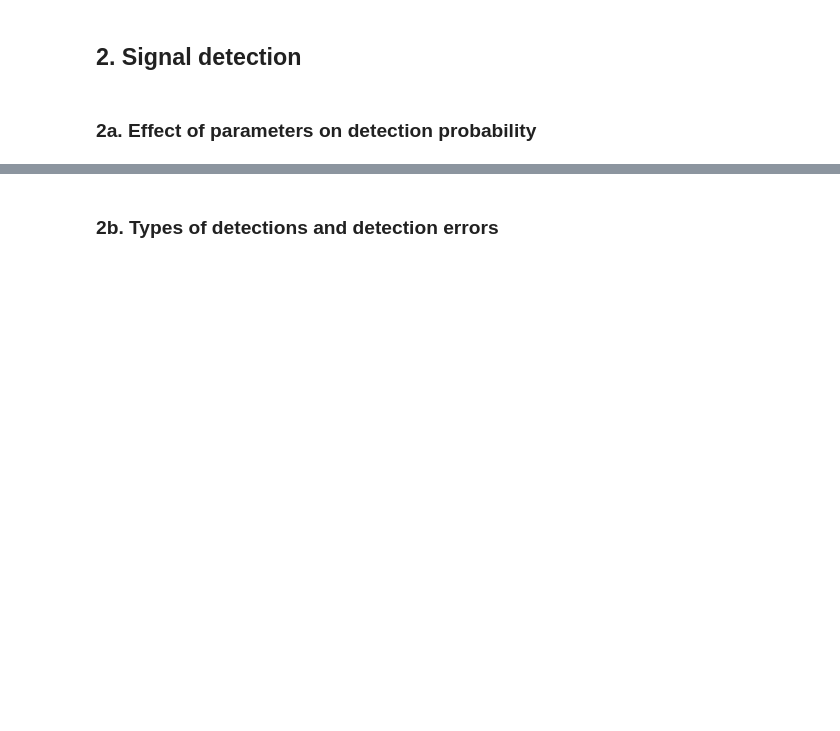
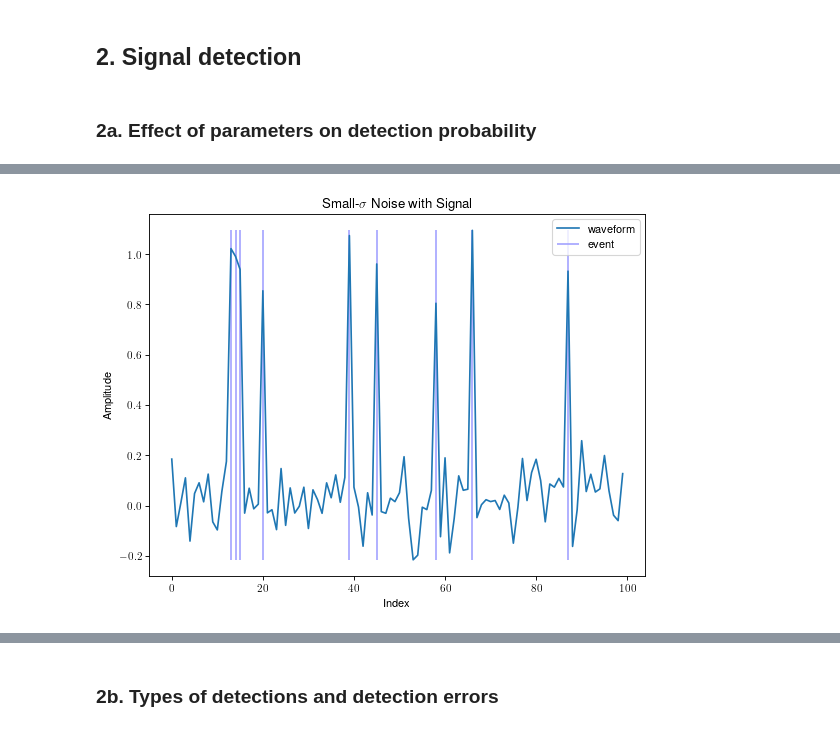
Before and after one commit to johnmays/CSDS_364_HW, a Jupyter notebook: A2/A2a/464-A2a-jkm100.ipynb, the cells around one changed output, grey strips where cells are left out. Cells and saved outputs as stored; diff of their text form; code cells hidden in the pictures; blank space fills up the shorter version.

```diff
--- a/A2/A2a/464-A2a-jkm100.ipynb
+++ b/A2/A2a/464-A2a-jkm100.ipynb
@@ -31,0 +78,5 @@ def genwaveform (N=100, alpha=0.1, A=1, sigma=1, noisetype="Gaussian"):
+# %%
+signal_small_sigma, event_locations_small_sigma = genwaveform(N=100, alpha=0.10, sigma=0.1)
+plot_waveform(signal_small_sigma, event_locations_small_sigma, title="Small-$\sigma$ Noise with Signal")
+# %% [output]
+[figure, added]
```
Also changed, not shown: parts of 25 cells of this notebook.
